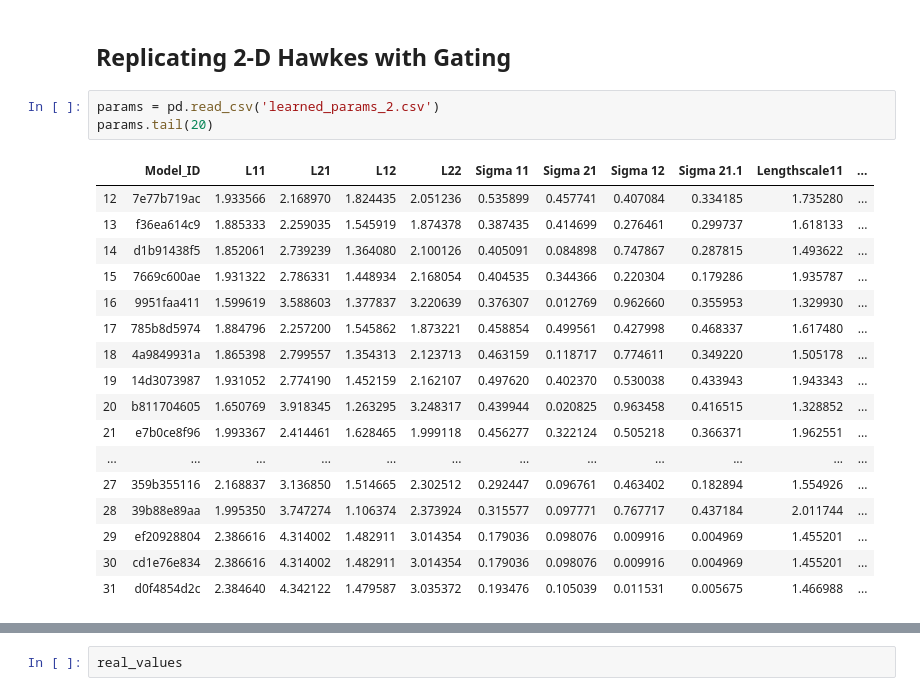
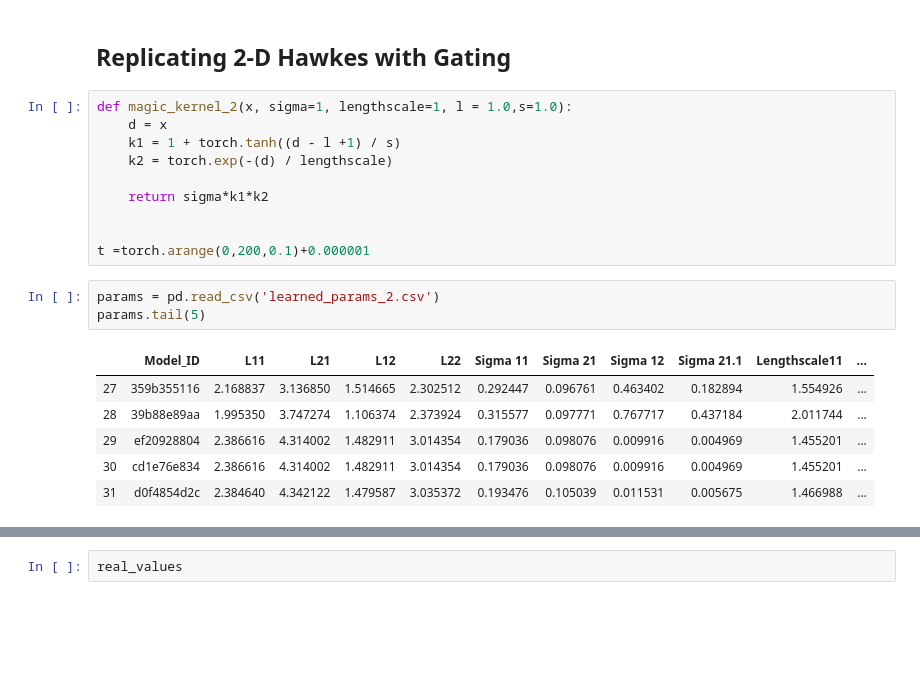
Before and after one commit to yamacisik/gated_kernel_tpp, a Jupyter notebook: kernel_fuctions_experiments.ipynb, the cells around one changed output, grey strips where cells are left out. Drawn from its saved outputs; the diff is of its cells as text; blank space fills up the shorter version.

```diff
--- a/kernel_fuctions_experiments.ipynb
+++ b/kernel_fuctions_experiments.ipynb
@@ -641,22 +641,21 @@ tensor(2.0351)
  [0.673, 0.03, 0.524]]
 # %% [markdown]
 ## Replicating 2-D Hawkes with Gating
+# %%
+def magic_kernel_2(x, sigma=1, lengthscale=1, l = 1.0,s=1.0):
+    d = x
+    k1 = 1 + torch.tanh((d - l +1) / s)
+    k2 = torch.exp(-(d) / lengthscale)
+
+    return sigma*k1*k2
+
+
+t =torch.arange(0,200,0.1)+0.000001
 # %%
 params = pd.read_csv('learned_params_2.csv')
-params.tail(20)
+params.tail(5)
 # %% [output]
 |  | Model_ID | L11 | L21 | L12 | L22 | Sigma 11 | Sigma 21 | Sigma 12 | Sigma 21.1 | Lengthscale11 | ... |
-| 12 | 7e77b719ac | 1.933566 | 2.168970 | 1.824435 | 2.051236 | 0.535899 | 0.457741 | 0.407084 | 0.334185 | 1.735280 | ... |
-| 13 | f36ea614c9 | 1.885333 | 2.259035 | 1.545919 | 1.874378 | 0.387435 | 0.414699 | 0.276461 | 0.299737 | 1.618133 | ... |
-| 14 | d1b91438f5 | 1.852061 | 2.739239 | 1.364080 | 2.100126 | 0.405091 | 0.084898 | 0.747867 | 0.287815 | 1.493622 | ... |
-| 15 | 7669c600ae | 1.931322 | 2.786331 | 1.448934 | 2.168054 | 0.404535 | 0.344366 | 0.220304 | 0.179286 | 1.935787 | ... |
-| 16 | 9951faa411 | 1.599619 | 3.588603 | 1.377837 | 3.220639 | 0.376307 | 0.012769 | 0.962660 | 0.355953 | 1.329930 | ... |
-| 17 | 785b8d5974 | 1.884796 | 2.257200 | 1.545862 | 1.873221 | 0.458854 | 0.499561 | 0.427998 | 0.468337 | 1.617480 | ... |
-| 18 | 4a9849931a | 1.865398 | 2.799557 | 1.354313 | 2.123713 | 0.463159 | 0.118717 | 0.774611 | 0.349220 | 1.505178 | ... |
-| 19 | 14d3073987 | 1.931052 | 2.774190 | 1.452159 | 2.162107 | 0.497620 | 0.402370 | 0.530038 | 0.433943 | 1.943343 | ... |
-| 20 | b811704605 | 1.650769 | 3.918345 | 1.263295 | 3.248317 | 0.439944 | 0.020825 | 0.963458 | 0.416515 | 1.328852 | ... |
-| 21 | e7b0ce8f96 | 1.993367 | 2.414461 | 1.628465 | 1.999118 | 0.456277 | 0.322124 | 0.505218 | 0.366371 | 1.962551 | ... |
-| ... | ... | ... | ... | ... | ... | ... | ... | ... | ... | ... | ... |
 | 27 | 359b355116 | 2.168837 | 3.136850 | 1.514665 | 2.302512 | 0.292447 | 0.096761 | 0.463402 | 0.182894 | 1.554926 | ... |
 | 28 | 39b88e89aa | 1.995350 | 3.747274 | 1.106374 | 2.373924 | 0.315577 | 0.097771 | 0.767717 | 0.437184 | 2.011744 | ... |
 | 29 | ef20928804 | 2.386616 | 4.314002 | 1.482911 | 3.014354 | 0.179036 | 0.098076 | 0.009916 | 0.004969 | 1.455201 | ... |
```
Also changed, not shown: parts of 1 cell of this notebook, 1 other file.
